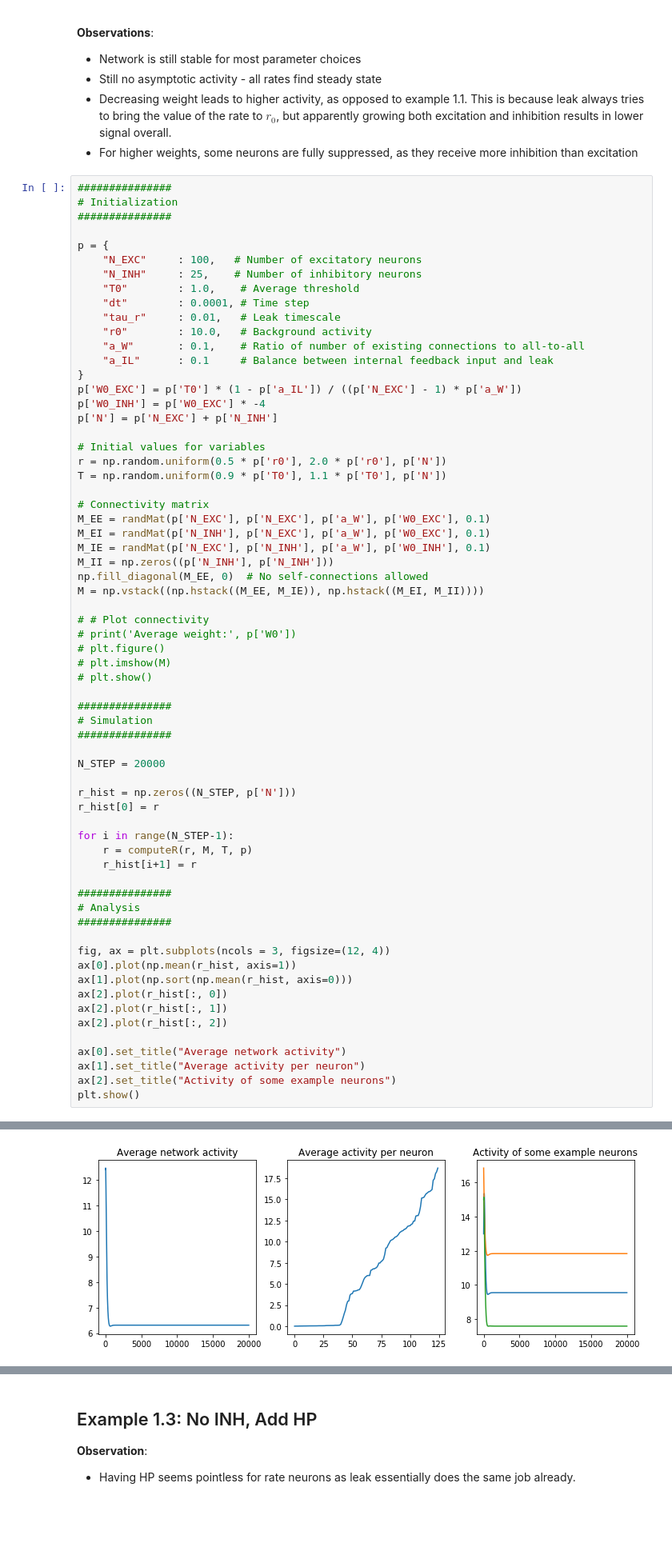
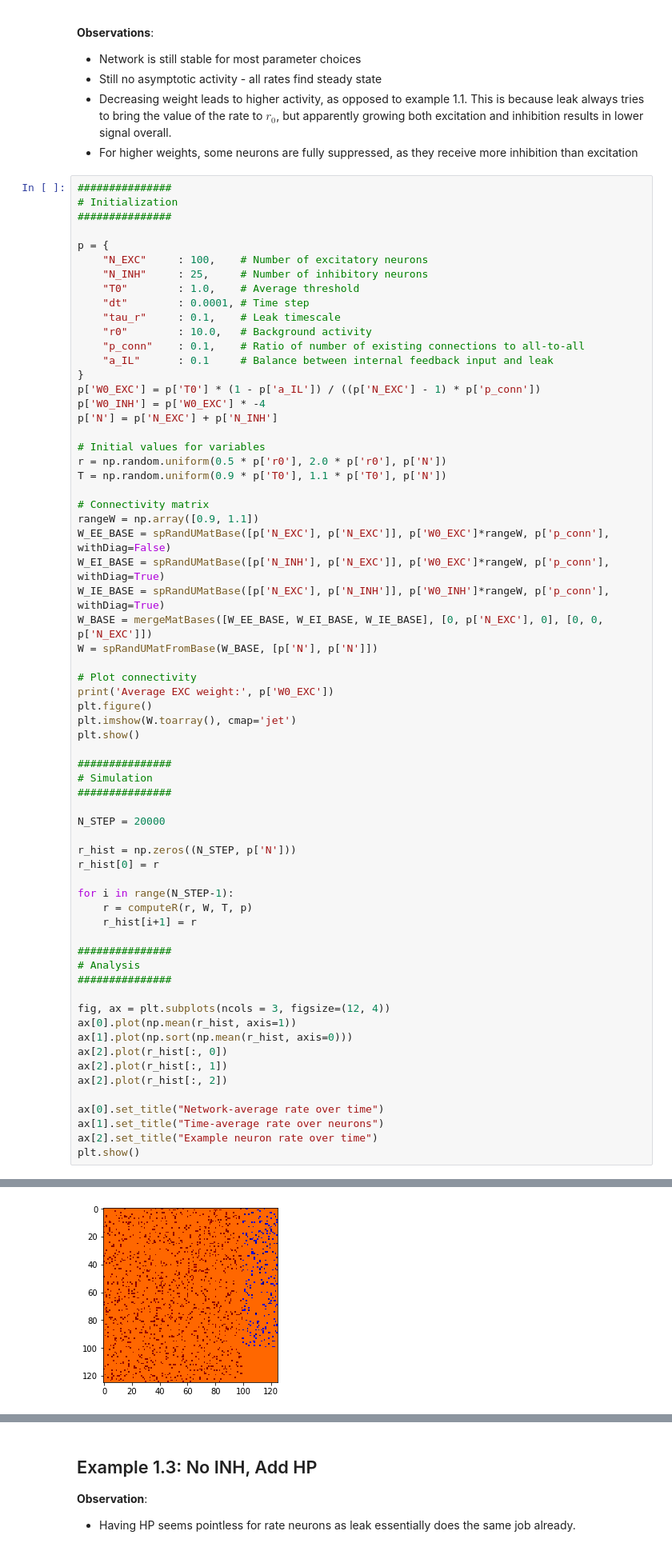
Before and after one commit to aleksejs-fomins/memory-hippo-ca3, a Jupyter notebook: self-contained/reservoir/reservoir-rate.ipynb, the cells around one changed output, grey strips where cells are left out. Shown: that part at 80% size. Drawn from its saved outputs; the diff is of its cells as text; blank space fills up the shorter version.

```diff
--- a/self-contained/reservoir/reservoir-rate.ipynb
+++ b/self-contained/reservoir/reservoir-rate.ipynb
@@ -130,16 +145,16 @@ plt.show()
 ###############
 
 p = {
-    "N_EXC"     : 100,   # Number of excitatory neurons
-    "N_INH"     : 25,    # Number of inhibitory neurons
+    "N_EXC"     : 100,    # Number of excitatory neurons
+    "N_INH"     : 25,     # Number of inhibitory neurons
     "T0"        : 1.0,    # Average threshold
     "dt"        : 0.0001, # Time step
-    "tau_r"     : 0.01,   # Leak timescale
+    "tau_r"     : 0.1,    # Leak timescale
     "r0"        : 10.0,   # Background activity
-    "a_W"       : 0.1,    # Ratio of number of existing connections to all-to-all
+    "p_conn"    : 0.1,    # Ratio of number of existing connections to all-to-all
     "a_IL"      : 0.1     # Balance between internal feedback input and leak
 }
-p['W0_EXC'] = p['T0'] * (1 - p['a_IL']) / ((p['N_EXC'] - 1) * p['a_W'])
+p['W0_EXC'] = p['T0'] * (1 - p['a_IL']) / ((p['N_EXC'] - 1) * p['p_conn'])
 p['W0_INH'] = p['W0_EXC'] * -4
 p['N'] = p['N_EXC'] + p['N_INH']
 
@@ -148,18 +163,18 @@ r = np.random.uniform(0.5 * p['r0'], 2.0 * p['r0'], p['N'])
 T = np.random.uniform(0.9 * p['T0'], 1.1 * p['T0'], p['N'])
 
 # Connectivity matrix
-M_EE = randMat(p['N_EXC'], p['N_EXC'], p['a_W'], p['W0_EXC'], 0.1)
-M_EI = randMat(p['N_INH'], p['N_EXC'], p['a_W'], p['W0_EXC'], 0.1)
-M_IE = randMat(p['N_EXC'], p['N_INH'], p['a_W'], p['W0_INH'], 0.1)
-M_II = np.zeros((p['N_INH'], p['N_INH']))
-np.fill_diagonal(M_EE, 0)  # No self-connections allowed
-M = np.vstack((np.hstack((M_EE, M_IE)), np.hstack((M_EI, M_II))))
+rangeW = np.array([0.9, 1.1])
+W_EE_BASE = spRandUMatBase([p['N_EXC'], p['N_EXC']], p['W0_EXC']*rangeW, p['p_conn'], withDiag=False)
+W_EI_BASE = spRandUMatBase([p['N_INH'], p['N_EXC']], p['W0_EXC']*rangeW, p['p_conn'], withDiag=True)
+W_IE_BASE = spRandUMatBase([p['N_EXC'], p['N_INH']], p['W0_INH']*rangeW, p['p_conn'], withDiag=True)
+W_BASE = mergeMatBases([W_EE_BASE, W_EI_BASE, W_IE_BASE], [0, p['N_EXC'], 0], [0, 0, p['N_EXC']])
+W = spRandUMatFromBase(W_BASE, [p['N'], p['N']])
 
-# # Plot connectivity
-# print('Average weight:', p['W0'])
-# plt.figure()
-# plt.imshow(M)
-# plt.show()
+# Plot connectivity
+print('Average EXC weight:', p['W0_EXC'])
+plt.figure()
+plt.imshow(W.toarray(), cmap='jet')
+plt.show()
 
 ###############
 # Simulation
@@ -171,7 +186,7 @@ r_hist = np.zeros((N_STEP, p['N']))
 r_hist[0] = r
 
 for i in range(N_STEP-1):
-    r = computeR(r, M, T, p)
+    r = computeR(r, W, T, p)
     r_hist[i+1] = r
 
 ###############
@@ -185,8 +200,8 @@ ax[2].plot(r_hist[:, 0])
 ax[2].plot(r_hist[:, 1])
 ax[2].plot(r_hist[:, 2])
 
-ax[0].set_title("Average network activity")
-ax[1].set_title("Average activity per neuron")
-ax[2].set_title("Activity of some example neurons")
+ax[0].set_title("Network-average rate over time")
+ax[1].set_title("Time-average rate over neurons")
+ax[2].set_title("Example neuron rate over time")
 plt.show()
 # %% [output]
@@ -193 +209 @@ plt.show()
-[figure, old version]
+[figure, new version]
```
Also changed, not shown: parts of 10 cells of this notebook, 2 other files.
